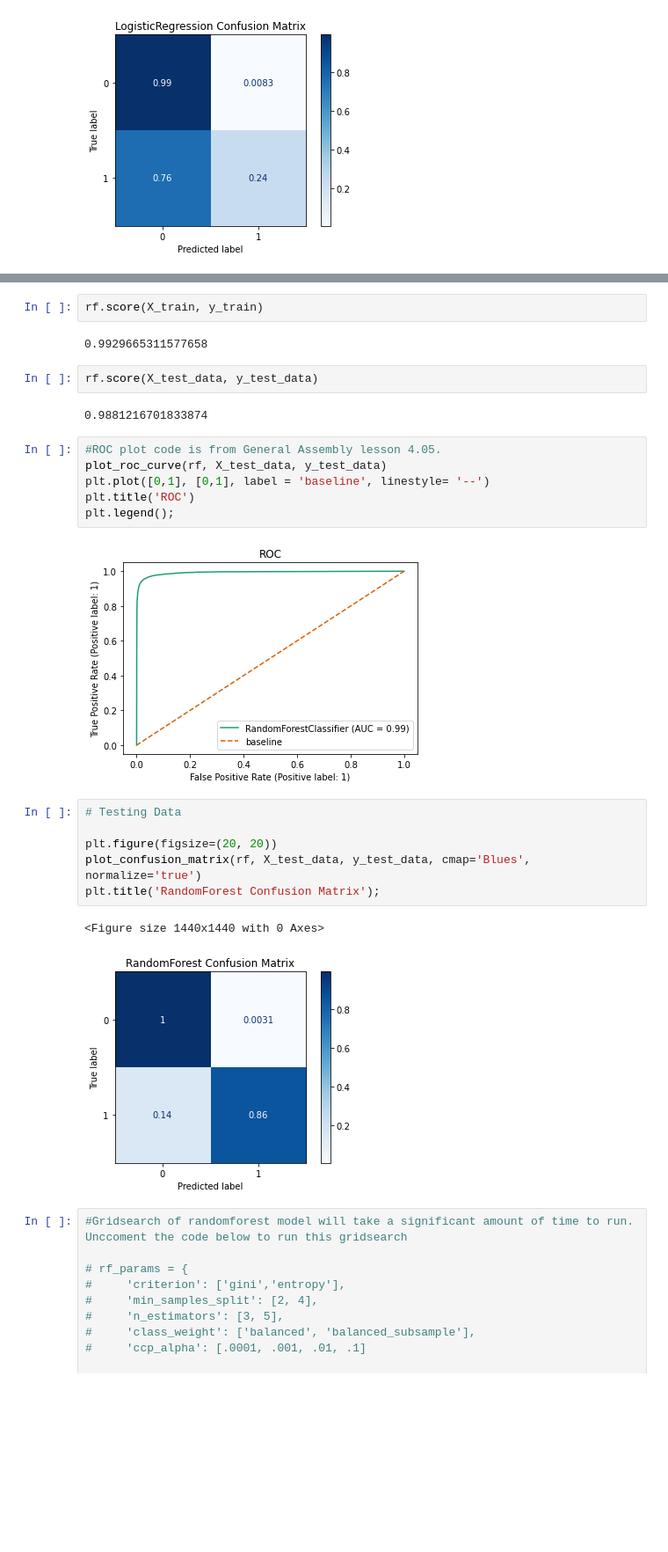
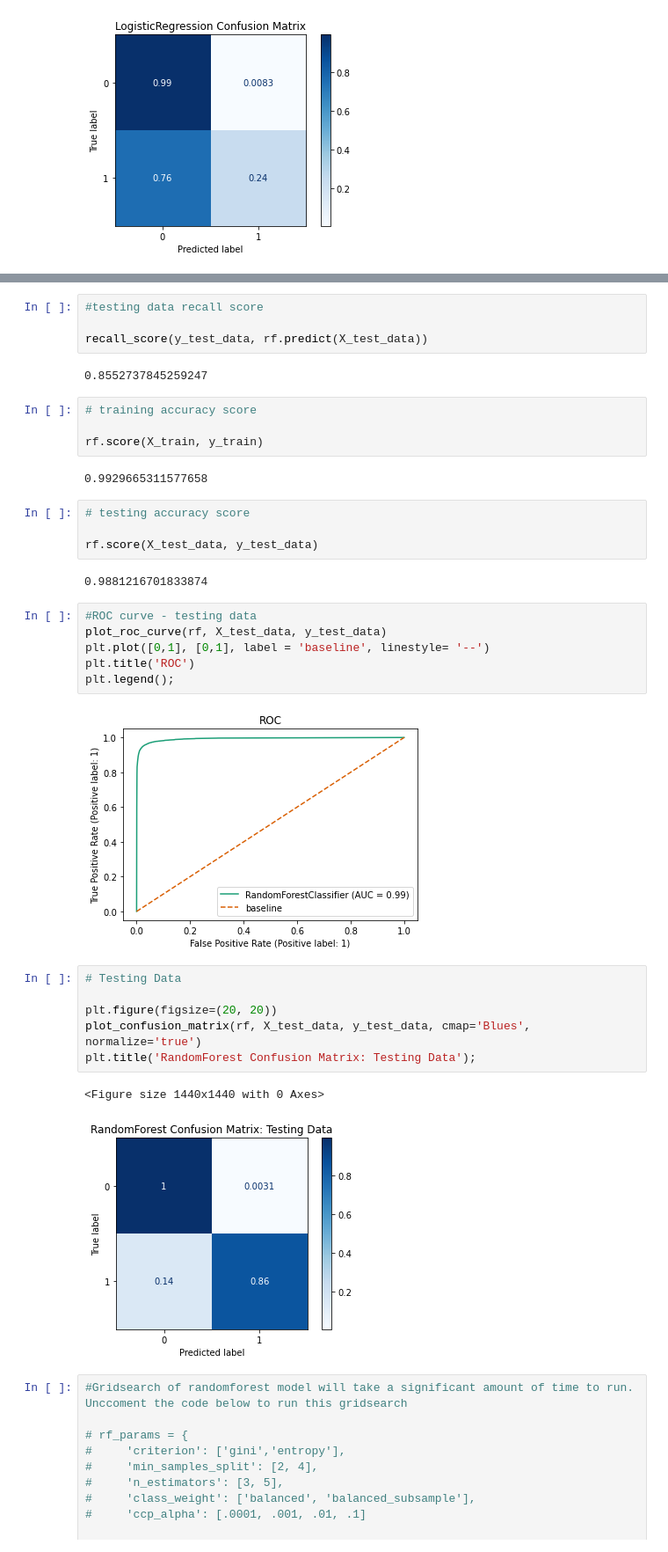
Before and after one commit to tjohn07/us_census_income, a Jupyter notebook: code/2_modeling.ipynb, the cells around one changed output, grey strips where cells are left out. Shown at 88% size. Cells and saved outputs as stored; diff of their text form; blank space fills up the shorter version.

```diff
--- a/code/2_modeling.ipynb
+++ b/code/2_modeling.ipynb
@@ -328,16 +356,26 @@ weighted avg       0.99      0.99      0.99    199523
 f1_score(y_test_data, rf.predict(X_test_data))
 # %% [output]
 0.8993630573248408
+# %%
+#testing data recall score
+
+recall_score(y_test_data, rf.predict(X_test_data))
+# %% [output]
+0.8552737845259247
 # %%
+# training accuracy score
+
 rf.score(X_train, y_train)
 # %% [output]
 0.9929665311577658
 # %%
+# testing accuracy score
+
 rf.score(X_test_data, y_test_data)
 # %% [output]
 0.9881216701833874
 # %%
-#ROC plot code is from General Assembly lesson 4.05.
+#ROC curve - testing data
 plot_roc_curve(rf, X_test_data, y_test_data)
 plt.plot([0,1], [0,1], label = 'baseline', linestyle= '--')
 plt.title('ROC')
@@ -347,12 +385,12 @@ plt.legend();
 # %%
 # Testing Data
 
 plt.figure(figsize=(20, 20))
 plot_confusion_matrix(rf, X_test_data, y_test_data, cmap='Blues', normalize='true')
-plt.title('RandomForest Confusion Matrix');
+plt.title('RandomForest Confusion Matrix: Testing Data');
 # %% [output]
 <Figure size 1440x1440 with 0 Axes>
-[figure, old version]
+[figure, new version]
 # %%
 #Gridsearch of randomforest model will take a significant amount of time to run. Unccoment the code below to run this gridsearch
 
```
Also changed, not shown: parts of 19 cells of this notebook, 1 other file.
